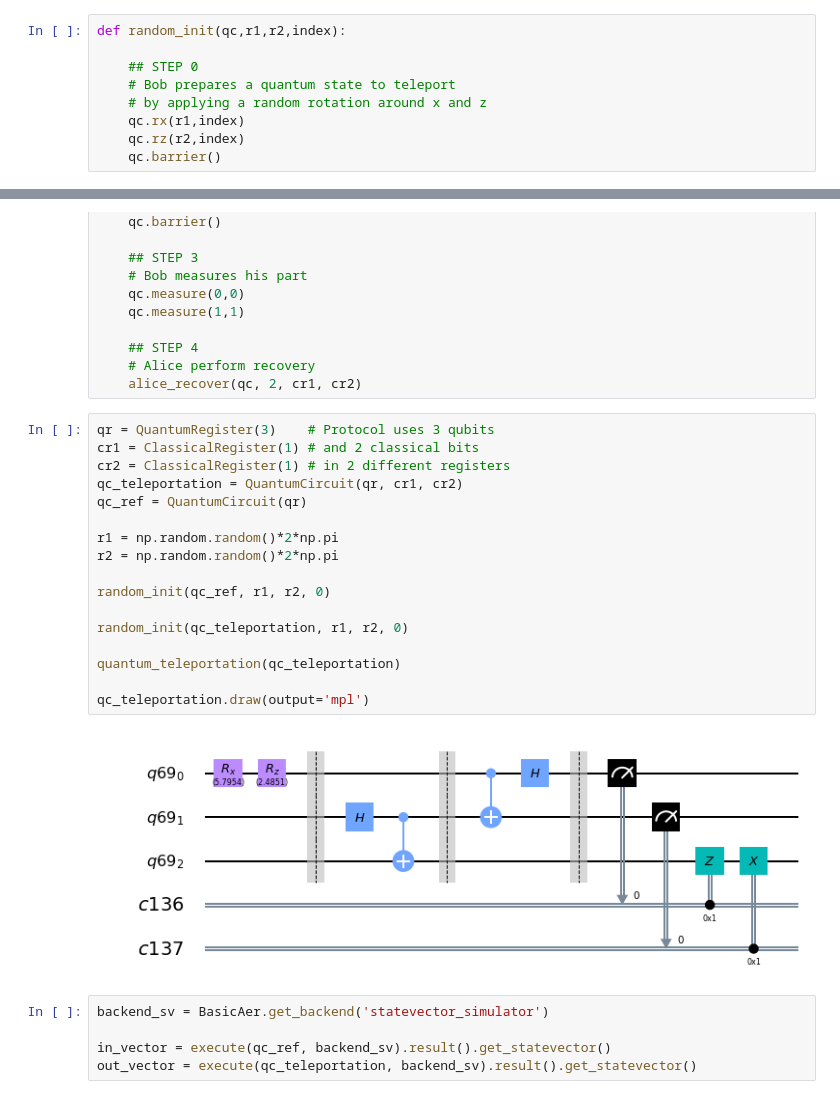
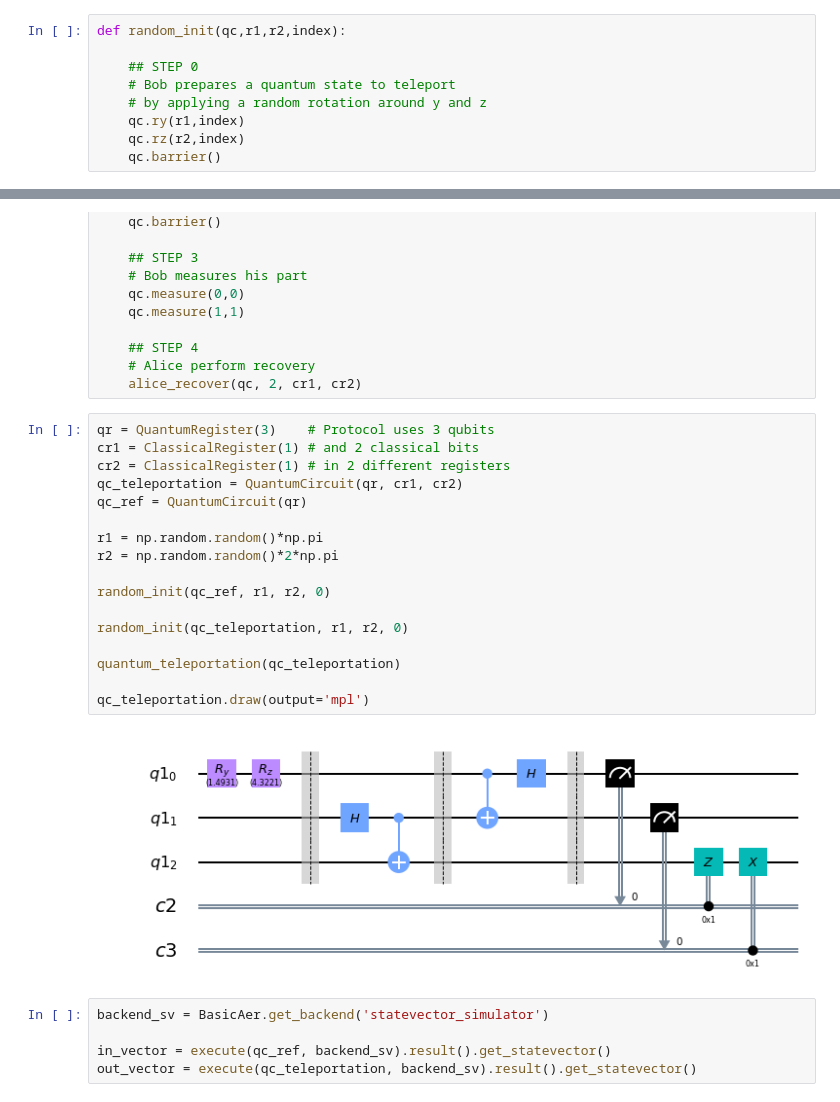
Before and after one commit to dkp-quantum/Tutorials, a Jupyter notebook: 2020 Yonsei-IBM/Yonsei_qiskit_lecture2.ipynb, the cells around one changed output, grey strips where cells are left out. Cells and saved outputs as stored; diff of their text form.

```diff
--- a/2020 Yonsei-IBM/Yonsei_qiskit_lecture2.ipynb
+++ b/2020 Yonsei-IBM/Yonsei_qiskit_lecture2.ipynb
@@ -482,8 +475,8 @@ def random_init(qc,r1,r2,index):
 
     ## STEP 0
     # Bob prepares a quantum state to teleport
-    # by applying a random rotation around x and z
-    qc.rx(r1,index)
+    # by applying a random rotation around y and z
+    qc.ry(r1,index)
     qc.rz(r2,index)
     qc.barrier()
 # %%
@@ -511,22 +504,22 @@ def quantum_teleportation(qc):
 # %%
 qr = QuantumRegister(3)    # Protocol uses 3 qubits
 cr1 = ClassicalRegister(1) # and 2 classical bits
 cr2 = ClassicalRegister(1) # in 2 different registers
 qc_teleportation = QuantumCircuit(qr, cr1, cr2)
 qc_ref = QuantumCircuit(qr)
 
-r1 = np.random.random()*2*np.pi
+r1 = np.random.random()*np.pi
 r2 = np.random.random()*2*np.pi
 
 random_init(qc_ref, r1, r2, 0)
 
 random_init(qc_teleportation, r1, r2, 0)
 
 quantum_teleportation(qc_teleportation)
 
 qc_teleportation.draw(output='mpl')
 # %% [output]
-[figure, old version]
+[figure, new version]
 # %%
 backend_sv = BasicAer.get_backend('statevector_simulator')
 
```
Also changed, not shown: parts of 23 cells of this notebook, 2 other files.
